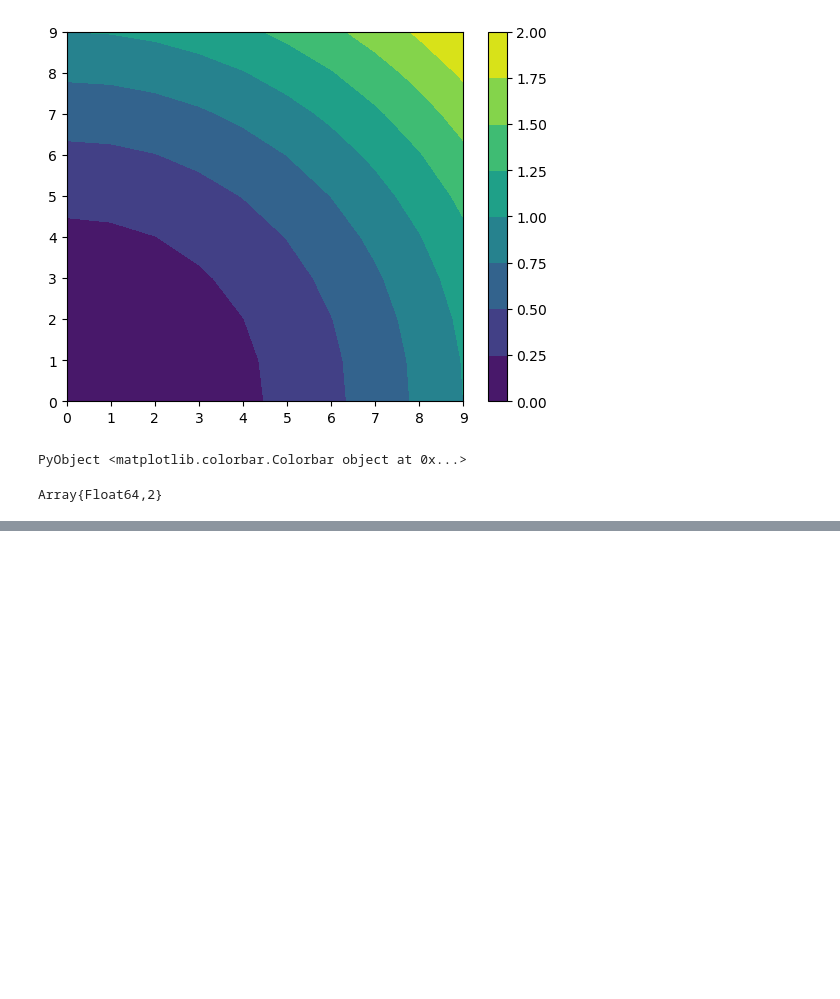
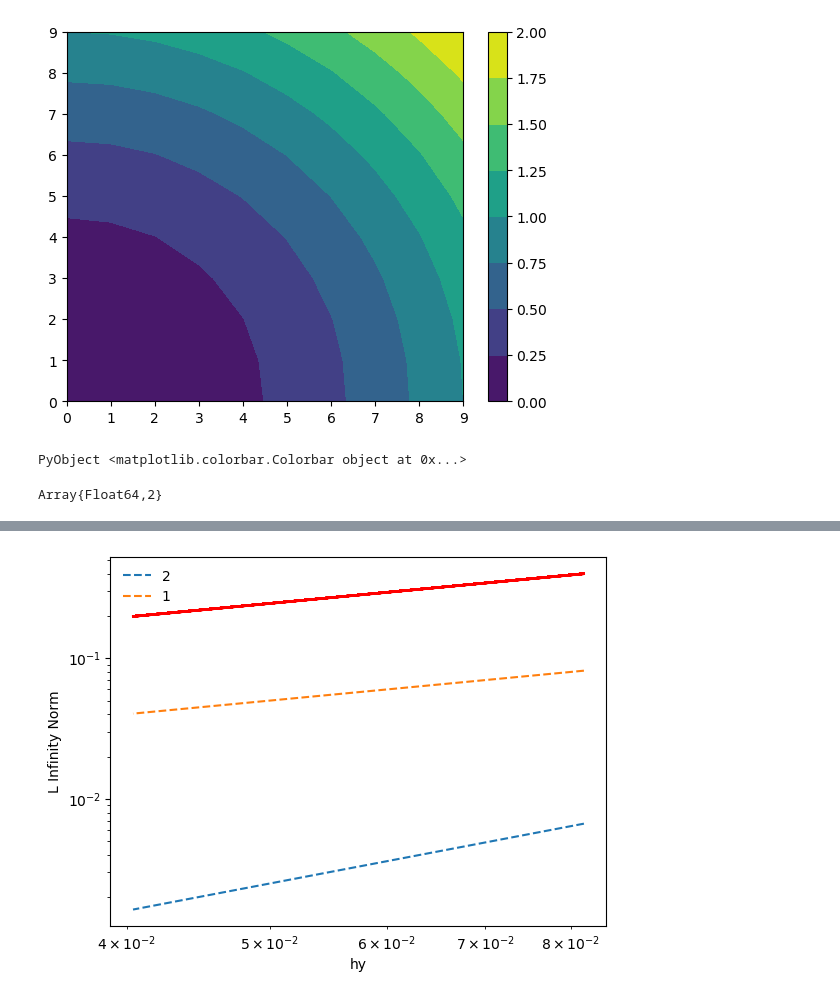
Before and after one commit to mmedina002/SparseGrids, a Jupyter notebook: src/ipython-notebooks/FiniteDifferencingClean.ipynb, the cells around one changed output, grey strips where cells are left out. Drawn from its saved outputs; the diff is of its cells as text; code cells hidden in the pictures; blank space fills up the shorter version.

```diff
--- a/src/ipython-notebooks/FiniteDifferencingClean.ipynb
+++ b/src/ipython-notebooks/FiniteDifferencingClean.ipynb
@@ -233,0 +265,31 @@ show()
+# %%
+Hx = []
+Ex = []
+Hy = []
+Ey = []
+
+for Nx in 50:100, Ny in 50:100
+    grid = Params2D(Nx,Ny,4,4)
+    u = functionOnGrid((x,y)->sin(pi*x)*cos(pi*y),grid)
+    #analytical derivatives
+    dUdx = functionOnGrid((x,y)->pi*cos(pi*x)*cos(pi*y),grid)
+    dUdy = functionOnGrid((x,y)->sin(pi*x)*(-pi)*sin(pi*y),grid)
+    errorx = maximum(abs.(DerivX_2D(u,grid)-dUdx))
+    errory = maximum(abs.(DerivY_2D(u,grid)-dUdy))
+    hx=dX_2D(grid)
+    hy=dY_2D(grid)
+    append!(Hx,hx)
+    append!(Ex,errorx)
+    append!(Hy,hy)
+    append!(Ey,errory)
+end
+
+loglog(Hy,Ey,"r-")
+loglog(Hy,Hy.^2,"--", label="2")
+loglog(Hy,Hy,"--",label="1")
+xlabel("hy")
+ylabel("L Infinity Norm")
+legend(loc="best", frameon=false)
+show()
+# %% [output]
+[figure, added]
```
Also changed, not shown: parts of 23 cells of this notebook.
